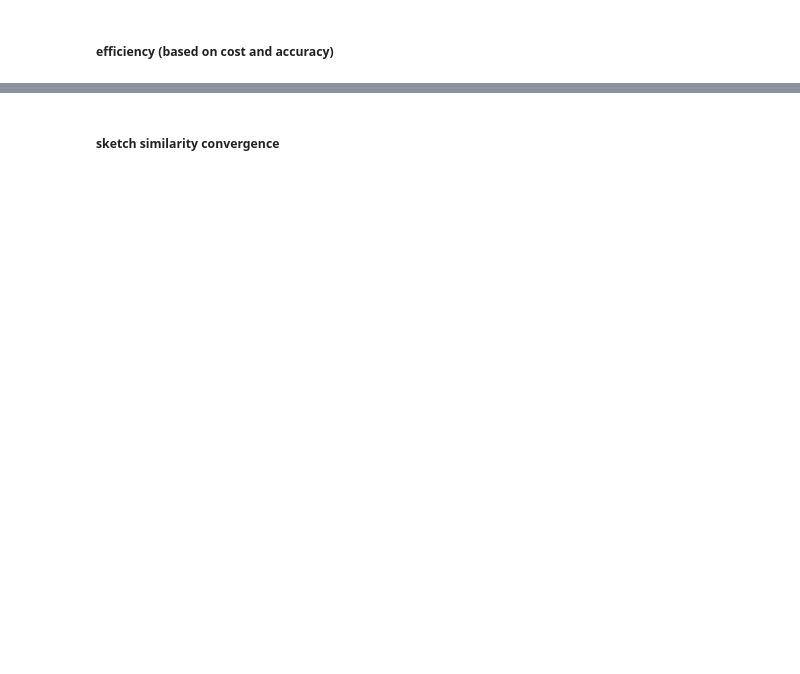
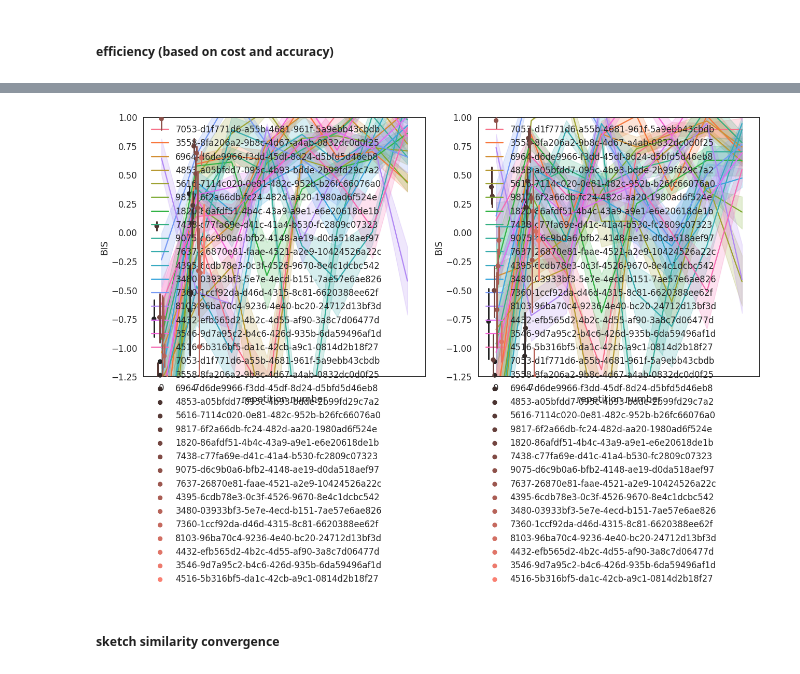
Before and after one commit to cogtoolslab/graphical_conventions_cogsci19, a Jupyter notebook: analysis/ipynb/megsano/analyze_data.ipynb, the cells around one changed output, grey strips where cells are left out. Saved outputs shown, nothing was run; the diff lists cells and outputs as text; code cells hidden in the pictures; blank space fills up the shorter version.

```diff
--- a/analysis/ipynb/megsano/analyze_data.ipynb
+++ b/analysis/ipynb/megsano/analyze_data.ipynb
@@ -109,2 +260,77 @@ drawDuration_accuracy_bis_repeated, drawDuration_accuracy_bis_control, numStroke
+# %%
+gameIDs = ['7053-d1f771d6-a55b-4681-961f-5a9ebb43cbdb',
+       '3558-8fa206a2-9b8c-4d67-a4ab-0832dc0d0f25',
+       '6964-d6de9966-f3dd-45df-8d24-d5bfd5d46eb8',
+       '4853-a05bfdd7-095c-4b93-bdde-2b99fd29c7a2',
+       '5616-7114c020-0e81-482c-952b-b26fc66076a0',
+       '9817-6f2a66db-fc24-482d-aa20-1980ad6f524e',
+       '1820-86afdf51-4b4c-43a9-a9e1-e6e20618de1b',
+       '7438-c77fa69e-d41c-41a4-b530-fc2809c07323',
+       '9075-d6c9b0a6-bfb2-4148-ae19-d0da518aef97',
+       '7637-26870e81-faae-4521-a2e9-10424526a22c',
+       '4395-6cdb78e3-0c3f-4526-9670-8e4c1dcbc542',
+       '3480-03933bf3-5e7e-4ecd-b151-7ae57e6ae826',
+       '7360-1ccf92da-d46d-4315-8c81-6620388ee62f',
+       '8103-96ba70c4-9236-4e40-bc20-24712d13bf3d',
+       '4432-efb565d2-4b2c-4d55-af90-3a8c7d06477d',
+       '3546-9d7a95c2-b4c6-426d-935b-6da59496af1d',
+       '4516-5b316bf5-da1c-42cb-a9c1-0814d2b18f27',]
+# %%
+sns.set_context("talk")
+fig, ((ax0, ax1)) = plt.subplots(nrows=1, ncols=2, figsize=(18,8))
+
+sns.lineplot(data=drawDuration_accuracy_bis_repeated[drawDuration_accuracy_bis_repeated['gameID'].isin(gameIDs)],
+       x='repetition',
+          y='bis_score',
+             color='lightseagreen',
+              hue='gameID',
+       ax=ax0)
+
+sns.pointplot(data=drawDuration_accuracy_bis_control[drawDuration_accuracy_bis_control['gameID'].isin(gameIDs)],
+               x='repetition',
+               y='bis_score',
+               join=False,
+               color='salmon',
+               hue='gameID',
+               dodge=True,
+               errwidth = 3,
+               scale = 0.7,
+               ax=ax0)
+
+sns.lineplot(data=numStrokes_accuracy_bis_repeated[numStrokes_accuracy_bis_repeated['gameID'].isin(gameIDs)],
+       x='repetition',
+       y='bis_score',
+             color='lightseagreen',
+             hue='gameID',
+       ax=ax1)
+
+sns.pointplot(data=numStrokes_accuracy_bis_control[drawDuration_accuracy_bis_control['gameID'].isin(gameIDs)],
+               x='repetition',
+               y='bis_score',
+               join=False,
+               color='salmon',
+                 hue='gameID',
+               dodge=True,
+               errwidth = 3,
+               scale = 0.7,
+               ax=ax1)
+
+ax0.set_ylim([-1.25, 1.0])
+ax0.set(xlim=(-0.5, 7.5), xticks=range(0,8))
+ax0.legend(loc='upper left', frameon=False)
+ax1.set_ylim([-1.25, 1.0])
+ax1.set(xlim=(-0.5, 7.5), xticks=range(0,8))
+ax1.legend(loc='upper left', frameon=False)
+ax0.set(xlabel='repetition number', ylabel='BIS')
+ax1.set(xlabel='repetition number', ylabel='BIS')
+
+handles, labels = ax0.get_legend_handles_labels()
+ax0.legend(handles=handles[1:], labels=labels[1:], loc='upper left', frameon=False)
+handles, labels = ax1.get_legend_handles_labels()
+ax1.legend(handles=handles[1:], labels=labels[1:], loc='upper left', frameon=False)
+
+plt.tight_layout(pad=0.4, w_pad=0.5, h_pad=1.0)
+# %% [output]
+[figure, added]
 # %% [markdown]
 ##### sketch similarity convergence
```
Also changed, not shown: parts of 14 cells of this notebook, 2 other files.
